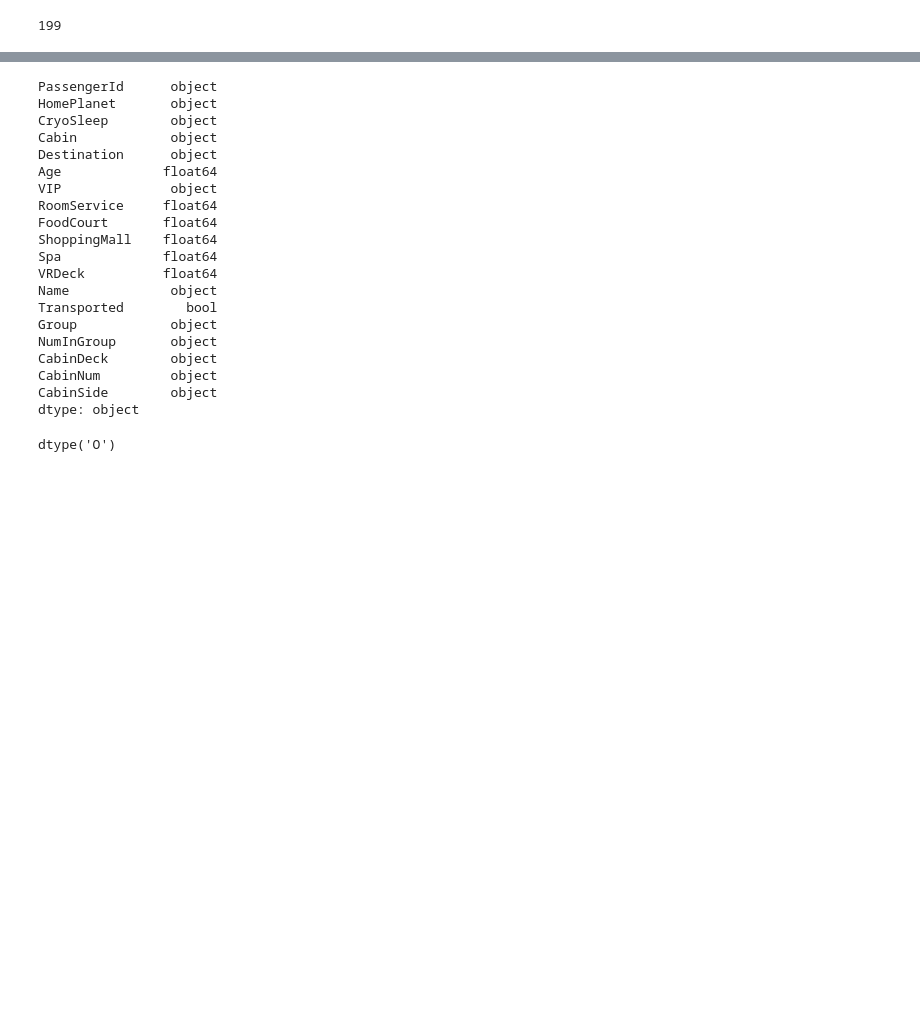
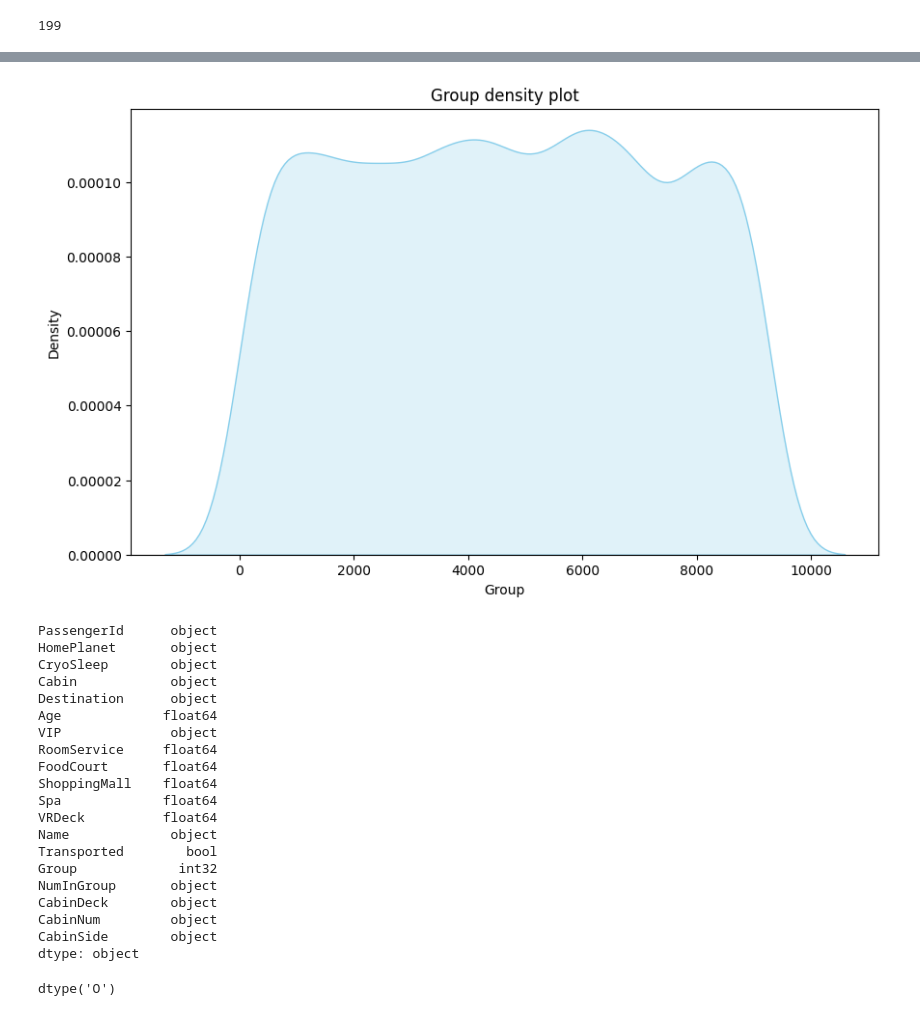
Before and after one commit to tanmaypatil/kaggle-learning, a Jupyter notebook: titanic2.ipynb, the cells around one changed output, grey strips where cells are left out. Cells and saved outputs as stored; diff of their text form; code cells hidden in the pictures; blank space fills up the shorter version.

```diff
--- a/titanic2.ipynb
+++ b/titanic2.ipynb
@@ -102,3 +134,27 @@ def extract_target_column(df,target_col):
+# %%
+def plot_kde(data_column, df, title_name=None):
+    """
+    Visualize the frequency distribution using a KDE plot.
+
+    Parameters:
+    - data_column: str, the column to visualize
+    - df: pandas DataFrame, the input DataFrame
+    - title_name: str, the title for the plot (default is dynamically generated)
+
+    Returns:
+    None
+    """
+    # If title_name is not provided, generate a default title
+    if title_name is None:
+        title_name = f'Frequency Distribution of {data_column} KDE plot'
+
+    # Visualize the frequency distribution using a KDE plot
+    plt.figure(figsize=(10, 6))
+    sns.kdeplot(data=df, x=data_column, fill=True, color='skyblue', common_norm=False)
+    plt.title(title_name)
+    plt.xlabel(data_column)
+    plt.ylabel('Density')
+    plt.show()
 # %%
 df = pd.read_csv("C:\\Users\\u725561\\machine-learning\\spaceship-titanic\\train.csv")
 # %% [markdown]
@@ -173,3 +245,10 @@ len(cabinNum_nan)
+# %%
+df["Group"] = df["Group"].astype(int)
+# %%
+# check the frequency distribution for Group column. looks evenly distributed
+plot_kde('Group',df,'Group density plot')
+# %% [output]
+[figure, added]
 # %%
 # Observe CabinNum is object , which is string , need to convert to int
 df.dtypes
@@ -188,7 +267,7 @@ Spa             float64
 VRDeck          float64
 Name             object
 Transported        bool
-Group            object
+Group             int32
 NumInGroup       object
 CabinDeck        object
 CabinNum         object
```
Also changed, not shown: parts of 35 cells of this notebook, 1 other file.
